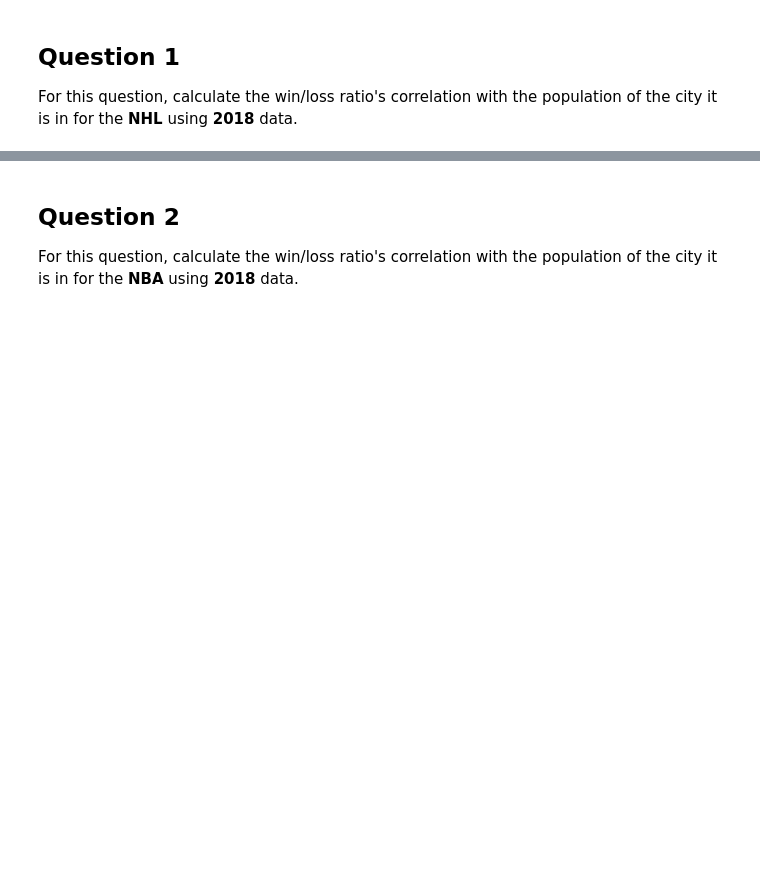
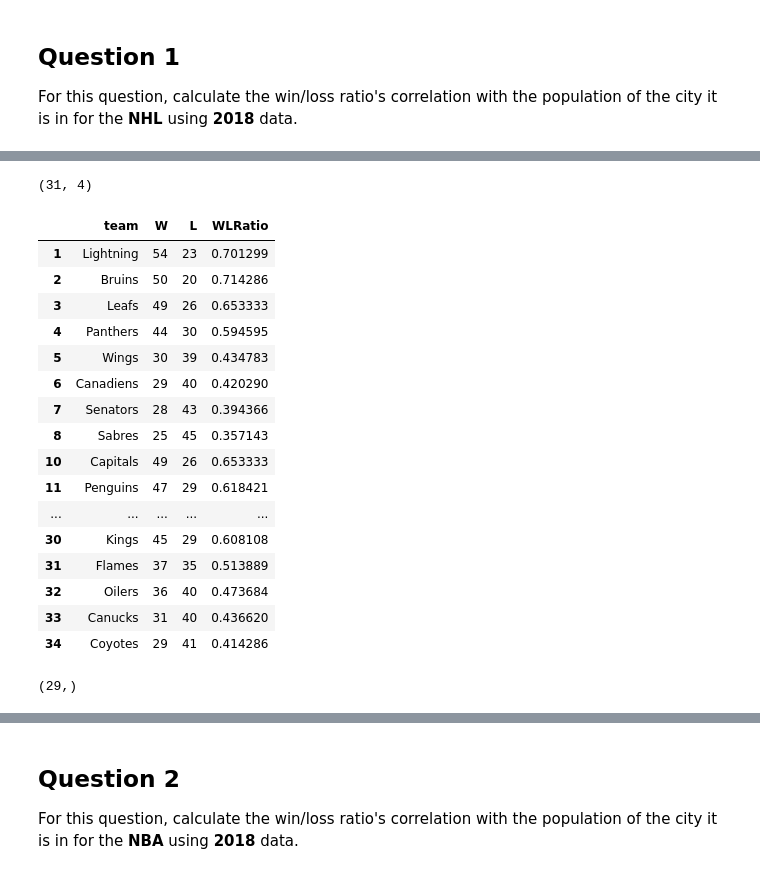
Before and after one commit to sumonju/Python-Course-from-Coursera, a Jupyter notebook: Assignments/Assignment 4/assignment4.ipynb, the cells around one changed output, grey strips where cells are left out. Cells and saved outputs as stored; diff of their text form; code cells hidden in the pictures; blank space fills up the shorter version.

```diff
--- a/Assignments/Assignment 4/assignment4.ipynb
+++ b/Assignments/Assignment 4/assignment4.ipynb
@@ -21,0 +102,39 @@ For this question, calculate the win/loss ratio's correlation with the populatio
+# %%
+dropList=[]
+for i in range(nhl_df.shape[0]):
+    row=nhl_df.iloc[i]
+    if row['team']==row['W'] and row['L']==row['W']:
+#         print(row['team'],'will be dropped!')
+        dropList.append(i)
+nhl_df=nhl_df.drop(dropList)
+# nhl_df['team'] = nhl_df['team'].str.extract('(?:[A-Z][a-z]*)(.*)')
+nhl_df['team'] = nhl_df['team'].str.replace('[\w.]*\ ','')
+# nhl_df['team'] = nhl_df['team'].str.replace('.','')
+nhl_df = nhl_df.astype({'team': str,'W': int, 'L': int})
+nhl_df['WLRatio'] = nhl_df['W']/(nhl_df['W']+nhl_df['L'])
+print(nhl_df.shape)
+nhl_df
+# %% [output]
+(31, 4)
+|  | team | W | L | WLRatio |
+| 1 | Lightning | 54 | 23 | 0.701299 |
+| 2 | Bruins | 50 | 20 | 0.714286 |
+| 3 | Leafs | 49 | 26 | 0.653333 |
+| 4 | Panthers | 44 | 30 | 0.594595 |
+| 5 | Wings | 30 | 39 | 0.434783 |
+| 6 | Canadiens | 29 | 40 | 0.420290 |
+| 7 | Senators | 28 | 43 | 0.394366 |
+| 8 | Sabres | 25 | 45 | 0.357143 |
+| 10 | Capitals | 49 | 26 | 0.653333 |
+| 11 | Penguins | 47 | 29 | 0.618421 |
+| ... | ... | ... | ... | ... |
+| 30 | Kings | 45 | 29 | 0.608108 |
+| 31 | Flames | 37 | 35 | 0.513889 |
+| 32 | Oilers | 36 | 40 | 0.473684 |
+| 33 | Canucks | 31 | 40 | 0.436620 |
+| 34 | Coyotes | 29 | 41 | 0.414286 |
+# %%
+team['team'] = team['team'].str.replace('[\w]*\ ','')
+team['team'].shape
+# %% [output]
+(29,)
```
Also changed, not shown: parts of 22 cells of this notebook, 1 other file.
